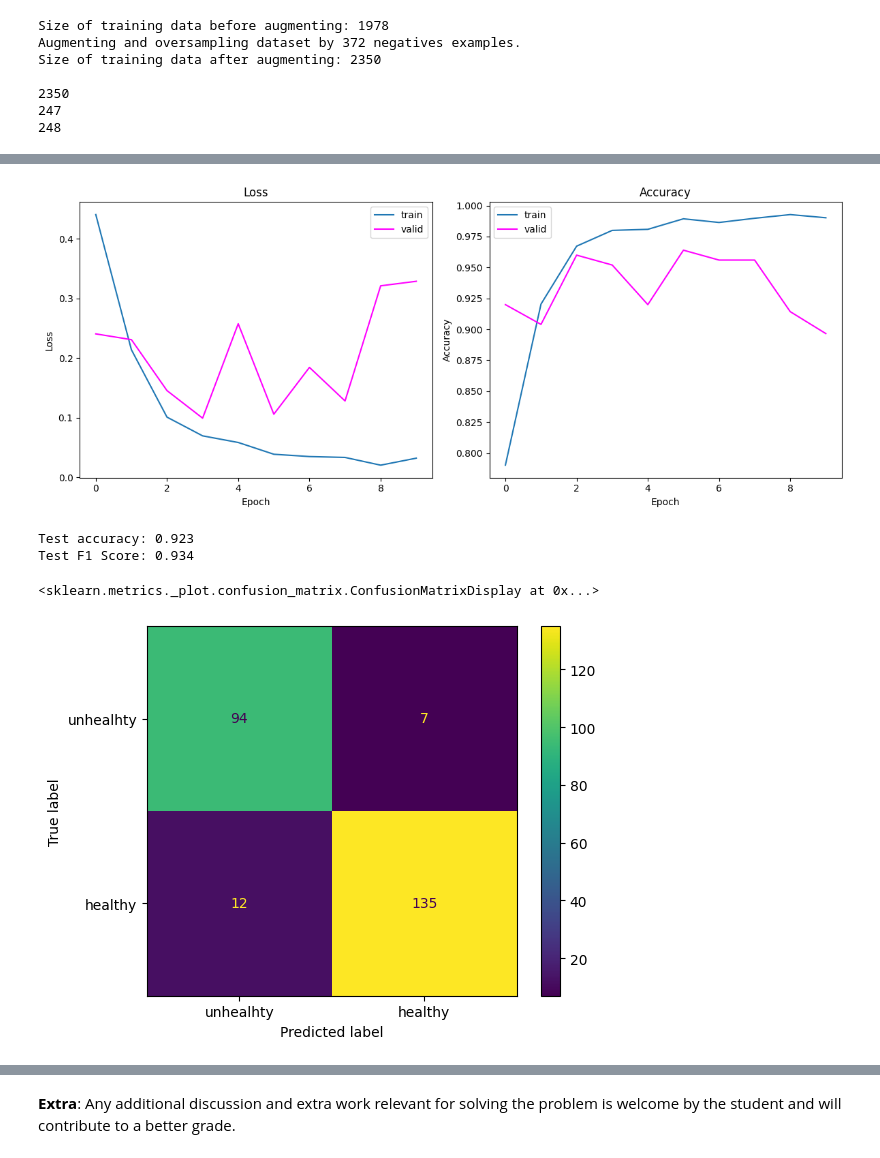
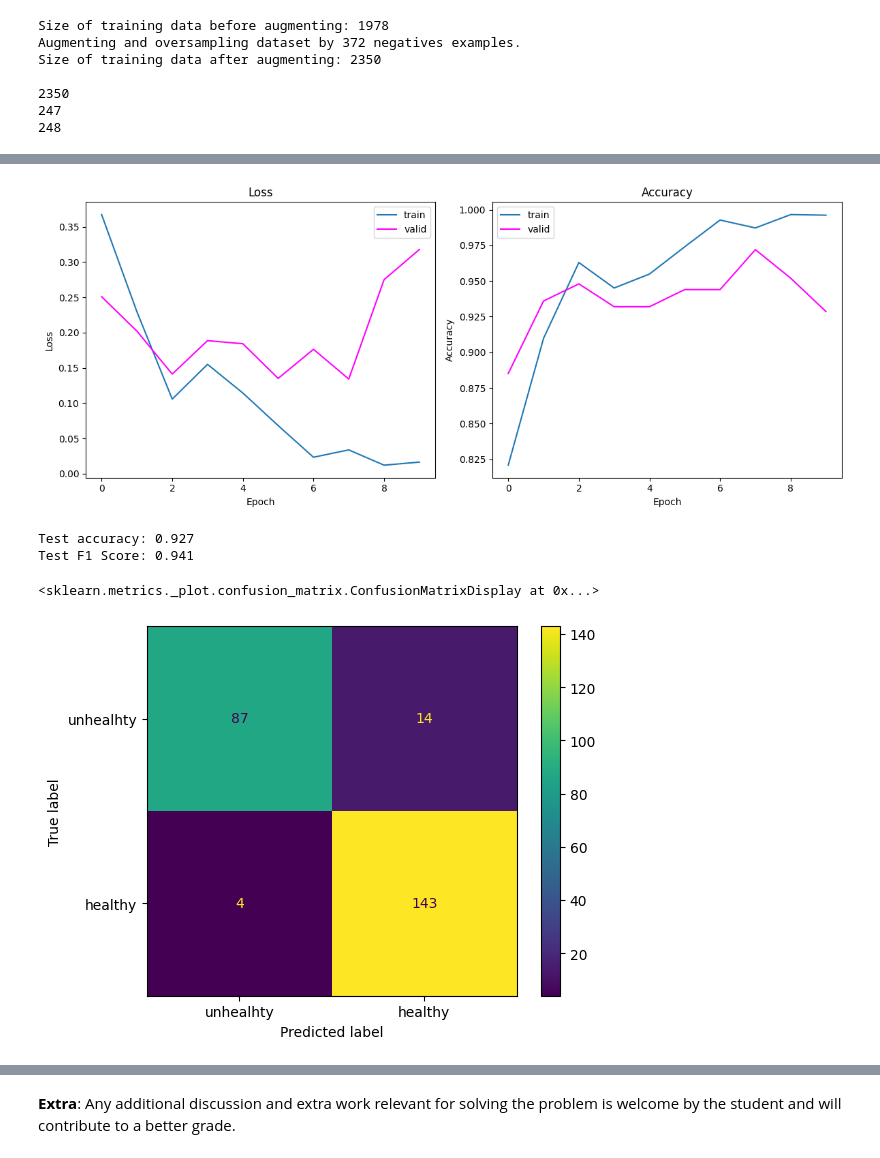
Before and after one commit to reascr/MSC-in-IT-and-Cognition, a Jupyter notebook: AppliedAI/Second_assignment_dataset_3.ipynb, the cells around one changed output, grey strips where cells are left out. Drawn from its saved outputs; the diff is of its cells as text; code cells hidden in the pictures.

```diff
--- a/AppliedAI/Second_assignment_dataset_3.ipynb
+++ b/AppliedAI/Second_assignment_dataset_3.ipynb
@@ -894,7 +891,7 @@ baseline_model = nn.Sequential(
     nn.AvgPool2d(kernel_size=2, stride=2),
     nn.Flatten(),
     nn.Linear(16 * 62 * 62, 120), nn.ReLU(),
-    nn.Linear(120, 84), nn.Sigmoid(),
+    nn.Linear(120, 84), nn.ReLU(),
     nn.Linear(84, 1) # binary classification
 )
 
@@ -970,8 +968,8 @@ Total training time: 941.24 seconds
-[figure, old version]
+[figure, new version]
-Test accuracy: 0.923
-Test F1 Score: 0.934
+Test accuracy: 0.927
+Test F1 Score: 0.941
 <sklearn.metrics._plot.confusion_matrix.ConfusionMatrixDisplay at 0x...>
-[figure, old version]
+[figure, new version]
 # %%
 set_seed(42)
 
```
Also changed, not shown: parts of 27 cells of this notebook.
